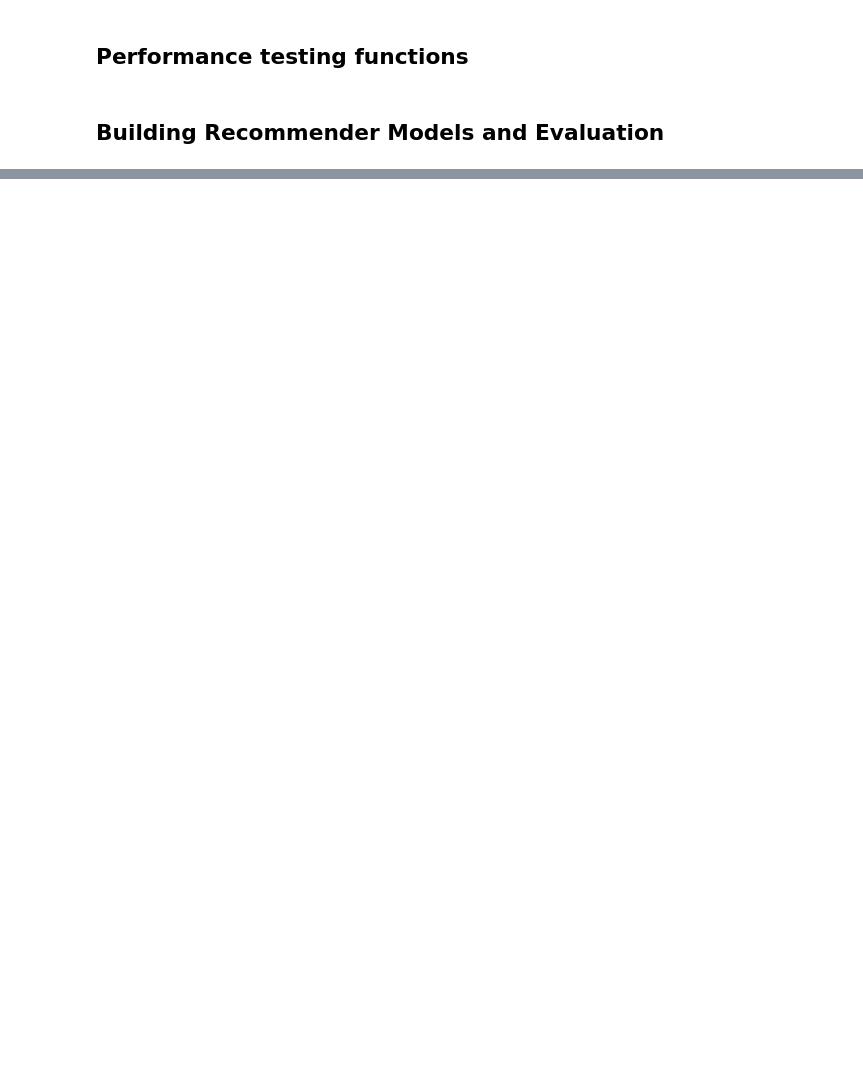
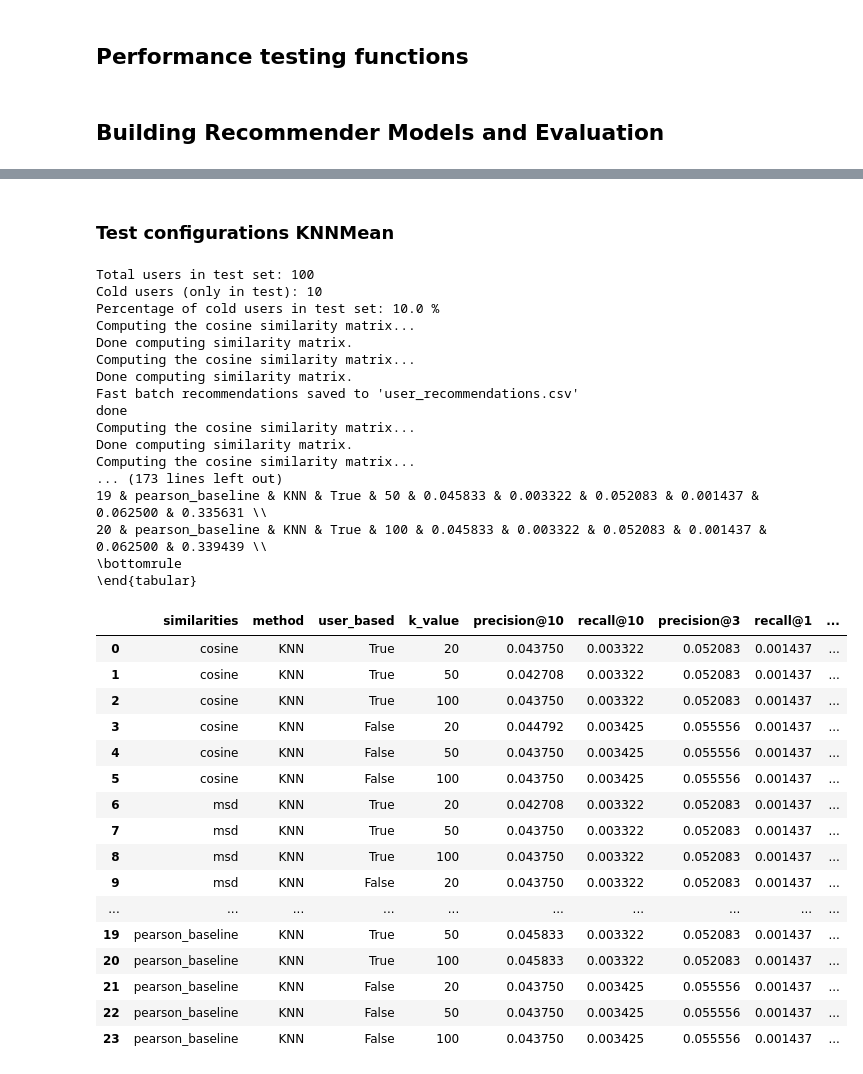
Before and after one commit to SteinVandenbroeke/Data_mining_projects, a Jupyter notebook: Assignment3/Assignment3.ipynb, the cells around one changed output, grey strips where cells are left out. Drawn from its saved outputs; the diff is of its cells as text; code cells hidden in the pictures; blank space fills up the shorter version.

```diff
--- a/Assignment3/Assignment3.ipynb
+++ b/Assignment3/Assignment3.ipynb
@@ -394,0 +400,80 @@ trainset, testset = train_test_split(data, test_size=0.25)
+# %% [markdown]
+### Test configurations KNNMean
+# %%
+df_train, df_test = split_data_train_test(combined_dataset, 100, 0.1,0.2)
+options = [ {'name': 'cosine', 'user_based': True}, {'name': 'cosine', 'user_based': False},
+            {'name': 'msd', 'user_based': True}, {'name': 'msd', 'user_based': False},
+             {'name': 'pearson', 'user_based': True}, {'name': 'pearson', 'user_based': False},
+            {'name': 'pearson_baseline', 'user_based': True}, {'name': 'pearson_baseline', 'user_based': False}]
+k_values = [20,50,100]
+
+results = []
+for option in options:
+    for k_value in k_values:
+        algo = KNNWithMeans(k=k_value, sim_options=option)
+        rmse = test_model(algo, df_train, df_test)
+        rec_df = run_model(algo, df_train, df_test, combined_dataset)
+
+        k = 10
+        precision10, recall10 = precision_recall_at_k_from_output(rec_df, df_test, k=k, relevance_threshold=RELEVANCE_THRESHOLD)
+
+        k = 3
+        precision3, recall3 = precision_recall_at_k_from_output(rec_df, df_test, k=k, relevance_threshold=RELEVANCE_THRESHOLD)
+
+        k = 1
+        precision1, recall1 = precision_recall_at_k_from_output(rec_df, df_test, k=k, relevance_threshold=RELEVANCE_THRESHOLD)
+
+        results.append({
+            "similarities": option["name"],
+            "method": "KNN",
+            "user_based": option["user_based"],
+            "k_value": k_value,
+            "precision@10": precision10,
+            "recall@10": recall3,
+            "precision@3": precision3,
+            "recall@1": recall3,
+            "precision@1": precision1,
+            "recall@1": recall1,
+            "rmse": rmse,
+        })
+        print("done")
+
+result_df = pd.DataFrame(results)
+result_df = result_df.sort_values("precision@10")
+print(result_df.to_latex())
+pd.DataFrame(results)
+# %% [output]
+Total users in test set: 100
+Cold users (only in test): 10
+Percentage of cold users in test set: 10.0 %
+Computing the cosine similarity matrix...
+Done computing similarity matrix.
+Computing the cosine similarity matrix...
+Done computing similarity matrix.
+Fast batch recommendations saved to 'user_recommendations.csv'
+done
+Computing the cosine similarity matrix...
+Done computing similarity matrix.
+Computing the cosine similarity matrix...
+... (173 lines left out)
+19 & pearson_baseline & KNN & True & 50 & 0.045833 & 0.003322 & 0.052083 & 0.001437 & 0.062500 & 0.335631 \\
+20 & pearson_baseline & KNN & True & 100 & 0.045833 & 0.003322 & 0.052083 & 0.001437 & 0.062500 & 0.339439 \\
+\bottomrule
+\end{tabular}
+|  | similarities | method | user_based | k_value | precision@10 | recall@10 | precision@3 | recall@1 | ... |
+| 0 | cosine | KNN | True | 20 | 0.043750 | 0.003322 | 0.052083 | 0.001437 | ... |
+| 1 | cosine | KNN | True | 50 | 0.042708 | 0.003322 | 0.052083 | 0.001437 | ... |
+| 2 | cosine | KNN | True | 100 | 0.043750 | 0.003322 | 0.052083 | 0.001437 | ... |
+| 3 | cosine | KNN | False | 20 | 0.044792 | 0.003425 | 0.055556 | 0.001437 | ... |
+| 4 | cosine | KNN | False | 50 | 0.043750 | 0.003425 | 0.055556 | 0.001437 | ... |
+| 5 | cosine | KNN | False | 100 | 0.043750 | 0.003425 | 0.055556 | 0.001437 | ... |
+| 6 | msd | KNN | True | 20 | 0.042708 | 0.003322 | 0.052083 | 0.001437 | ... |
+| 7 | msd | KNN | True | 50 | 0.043750 | 0.003322 | 0.052083 | 0.001437 | ... |
+| 8 | msd | KNN | True | 100 | 0.043750 | 0.003322 | 0.052083 | 0.001437 | ... |
+| 9 | msd | KNN | False | 20 | 0.043750 | 0.003322 | 0.052083 | 0.001437 | ... |
+| ... | ... | ... | ... | ... | ... | ... | ... | ... | ... |
+| 19 | pearson_baseline | KNN | True | 50 | 0.045833 | 0.003322 | 0.052083 | 0.001437 | ... |
+| 20 | pearson_baseline | KNN | True | 100 | 0.045833 | 0.003322 | 0.052083 | 0.001437 | ... |
+| 21 | pearson_baseline | KNN | False | 20 | 0.043750 | 0.003425 | 0.055556 | 0.001437 | ... |
+| 22 | pearson_baseline | KNN | False | 50 | 0.043750 | 0.003425 | 0.055556 | 0.001437 | ... |
+| 23 | pearson_baseline | KNN | False | 100 | 0.043750 | 0.003425 | 0.055556 | 0.001437 | ... |
```
Also changed, not shown: parts of 31 cells of this notebook, 4 other files.
